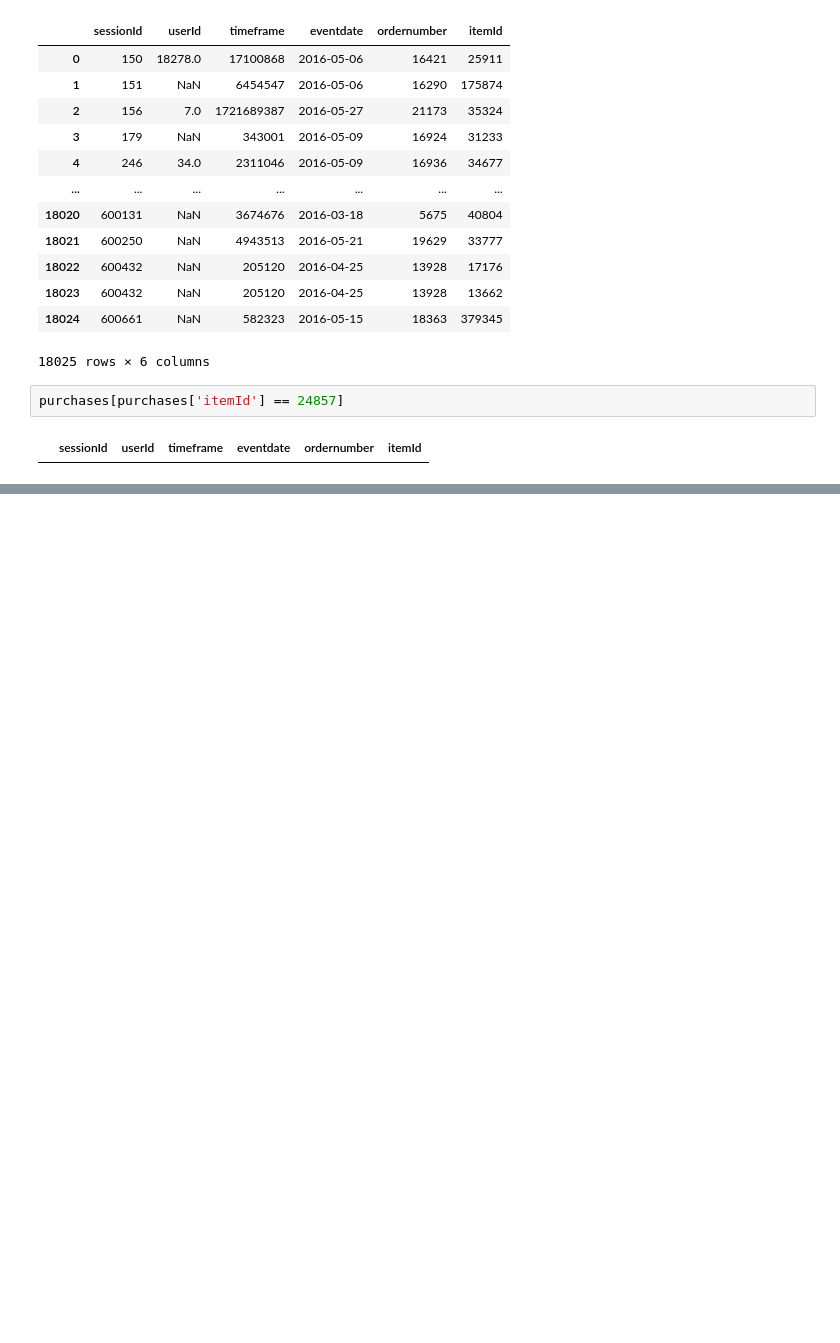
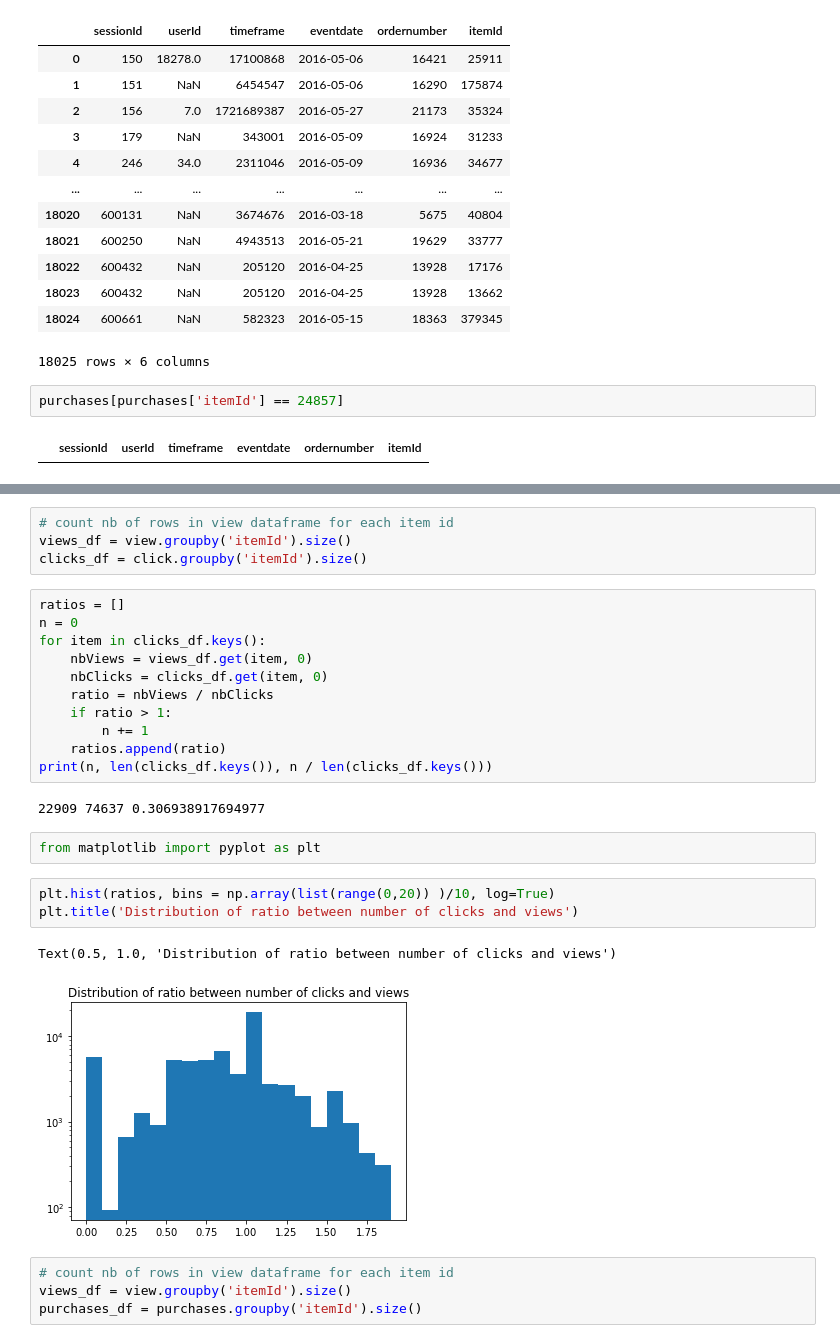
Before and after one commit to PiCindy/Intelligent-systems-and-recommendations, a Jupyter notebook: Data_analysis.ipynb, the cells around one changed output, grey strips where cells are left out. Cells and saved outputs as stored; diff of their text form; blank space fills up the shorter version.

```diff
--- a/Data_analysis.ipynb
+++ b/Data_analysis.ipynb
@@ -158,0 +157,29 @@ queries
+# %%
+# count nb of rows in view dataframe for each item id
+views_df = view.groupby('itemId').size()
+clicks_df = click.groupby('itemId').size()
+# %%
+ratios = []
+n = 0
+for item in clicks_df.keys():
+    nbViews = views_df.get(item, 0)
+    nbClicks = clicks_df.get(item, 0)
+    ratio = nbViews / nbClicks
+    if ratio > 1:
+        n += 1
+    ratios.append(ratio)
+print(n, len(clicks_df.keys()), n / len(clicks_df.keys()))
+# %% [output]
+22909 74637 0.306938917694977
+# %%
+from matplotlib import pyplot as plt
+# %%
+plt.hist(ratios, bins = np.array(list(range(0,20)) )/10, log=True)
+plt.title('Distribution of ratio between number of clicks and views')
+# %% [output]
+Text(0.5, 1.0, 'Distribution of ratio between number of clicks and views')
+[figure, added]
+# %%
+# count nb of rows in view dataframe for each item id
+views_df = view.groupby('itemId').size()
+purchases_df = purchases.groupby('itemId').size()
```
Also changed, not shown: parts of 8 cells of this notebook.
